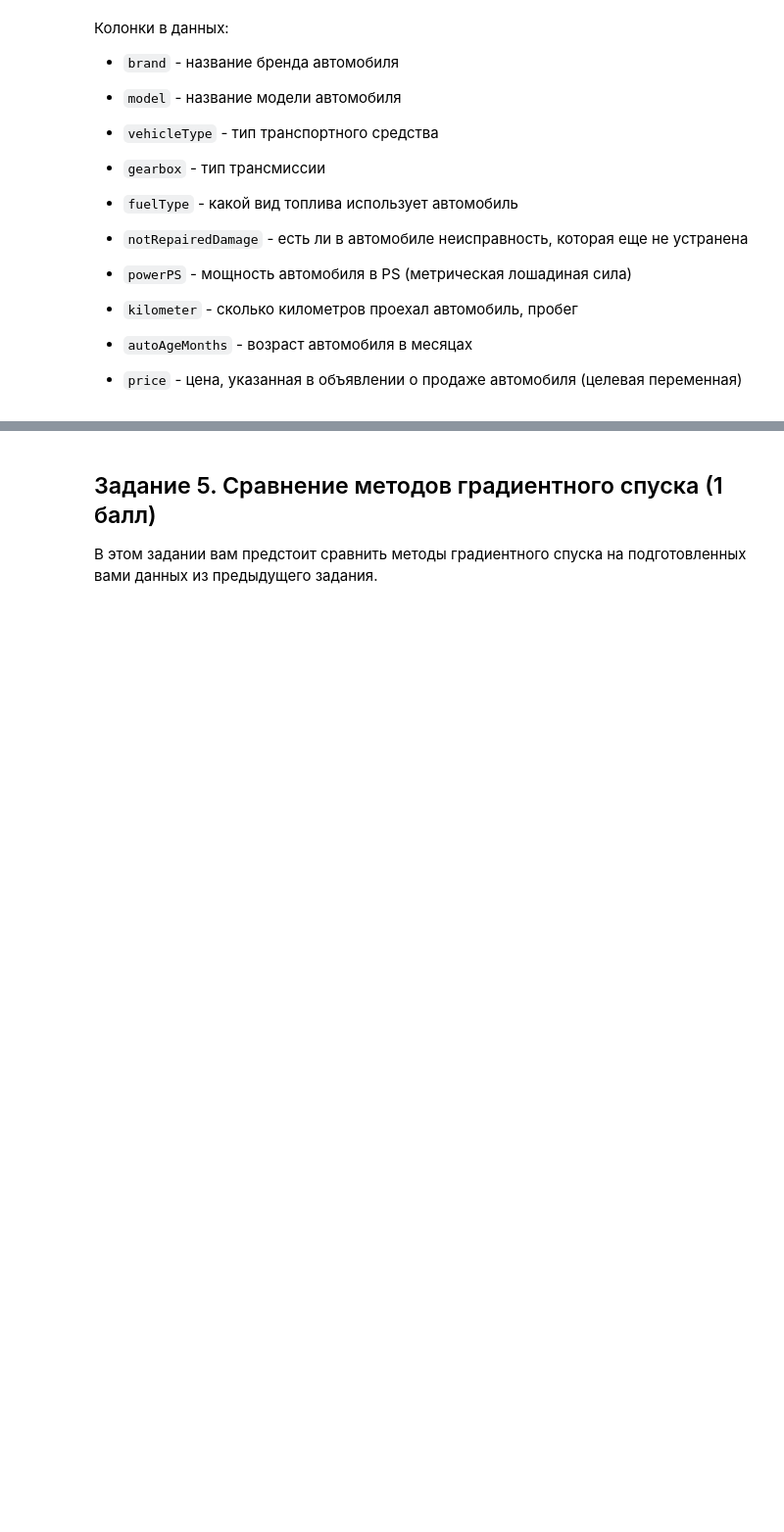
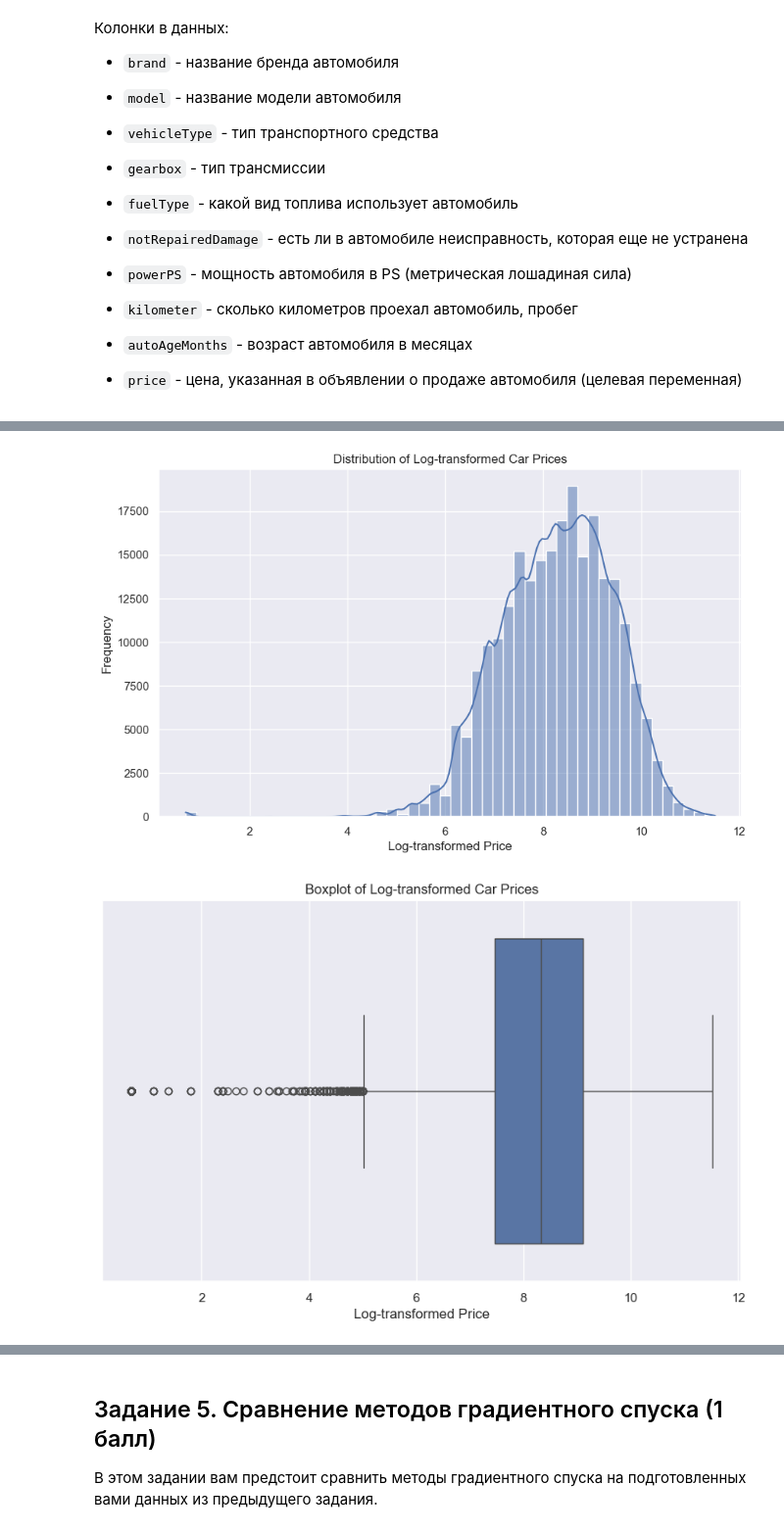
Before and after one commit to KoryakovDmitry/mai-ml-grad-desc-lab4, a Jupyter notebook: ML MAI & SBER. GD. LAB 4.ipynb, the cells around one changed output, grey strips where cells are left out. Shown at 98% size. Cells and saved outputs as stored; diff of their text form; code cells hidden in the pictures; blank space fills up the shorter version.

```diff
--- a/ML MAI & SBER. GD. LAB 4.ipynb
+++ b/ML MAI & SBER. GD. LAB 4.ipynb
@@ -519,0 +541,18 @@ other = []
+# %%
+data['log_price'] = np.log1p(data['price'])
+
+plt.figure(figsize=(10, 6))
+sns.histplot(data['log_price'], kde=True, bins=50)
+plt.title('Distribution of Log-transformed Car Prices')
+plt.xlabel('Log-transformed Price')
+plt.ylabel('Frequency')
+plt.show()
+
+plt.figure(figsize=(10, 6))
+sns.boxplot(x=data['log_price'])
+plt.title('Boxplot of Log-transformed Car Prices')
+plt.xlabel('Log-transformed Price')
+plt.show()
+# %% [output]
+[figure, added]
+[figure, added]
```
Also changed, not shown: parts of 30 cells of this notebook.
